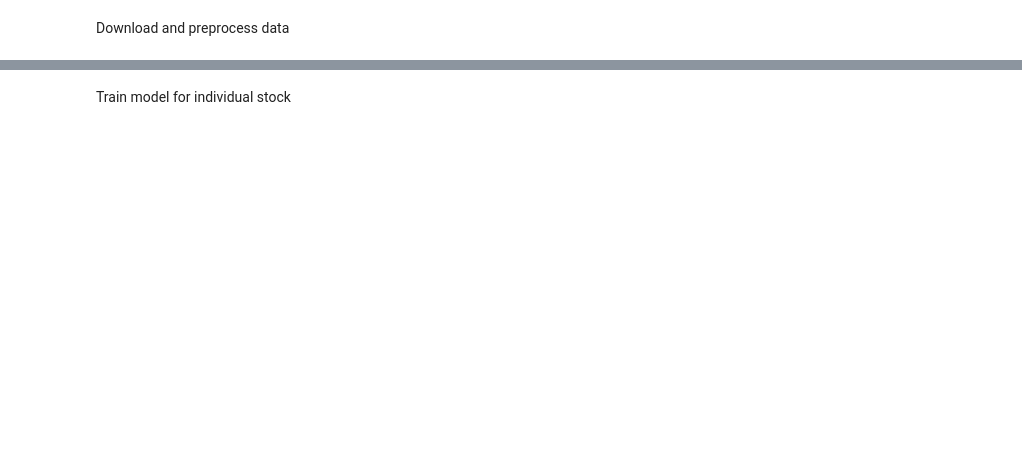
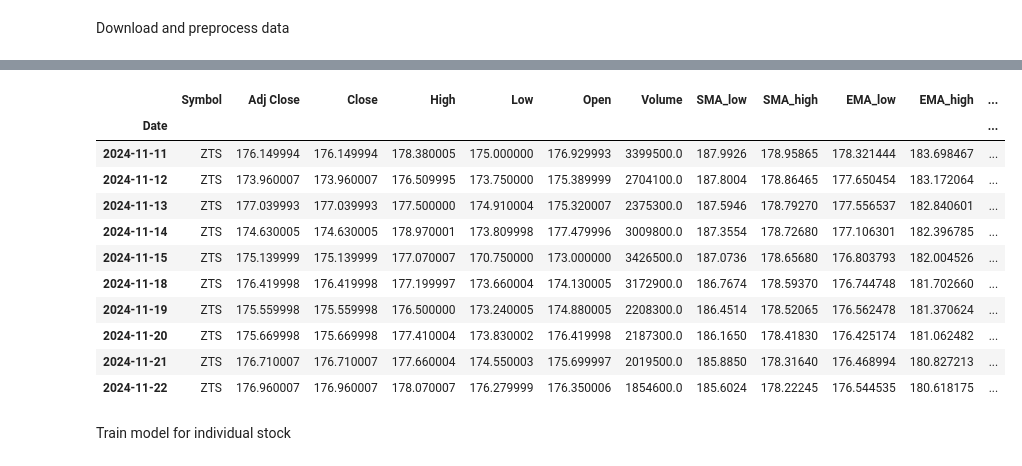
Before and after one commit to petter-a/ai-ht24-project, a Jupyter notebook: src/runner.ipynb, the cells around one changed output, grey strips where cells are left out. Cells and saved outputs as stored; diff of their text form; code cells hidden in the pictures; blank space fills up the shorter version.

```diff
--- a/src/runner.ipynb
+++ b/src/runner.ipynb
@@ -5,3 +5,7 @@ from loader import Loader
 
 # Load and prepare data
 loader = Loader().create_preprocessed_data()
+
+# print
+loader.get_stock_data().tail(10)
+# %% [output]
@@ -8,3 +15,15 @@ loader = Loader().create_preprocessed_data()
+|  | Symbol | Adj Close | Close | High | Low | Open | Volume | SMA_low | SMA_high | EMA_low | EMA_high | ... |
+| Date |  |  |  |  |  |  |  |  |  |  |  | ... |
+| 2024-11-11 | ZTS | 176.149994 | 176.149994 | 178.380005 | 175.000000 | 176.929993 | 3399500.0 | 187.9926 | 178.95865 | 178.321444 | 183.698467 | ... |
+| 2024-11-12 | ZTS | 173.960007 | 173.960007 | 176.509995 | 173.750000 | 175.389999 | 2704100.0 | 187.8004 | 178.86465 | 177.650454 | 183.172064 | ... |
+| 2024-11-13 | ZTS | 177.039993 | 177.039993 | 177.500000 | 174.910004 | 175.320007 | 2375300.0 | 187.5946 | 178.79270 | 177.556537 | 182.840601 | ... |
+| 2024-11-14 | ZTS | 174.630005 | 174.630005 | 178.970001 | 173.809998 | 177.479996 | 3009800.0 | 187.3554 | 178.72680 | 177.106301 | 182.396785 | ... |
+| 2024-11-15 | ZTS | 175.139999 | 175.139999 | 177.070007 | 170.750000 | 173.000000 | 3426500.0 | 187.0736 | 178.65680 | 176.803793 | 182.004526 | ... |
+| 2024-11-18 | ZTS | 176.419998 | 176.419998 | 177.199997 | 173.660004 | 174.130005 | 3172900.0 | 186.7674 | 178.59370 | 176.744748 | 181.702660 | ... |
+| 2024-11-19 | ZTS | 175.559998 | 175.559998 | 176.500000 | 173.240005 | 174.880005 | 2208300.0 | 186.4514 | 178.52065 | 176.562478 | 181.370624 | ... |
+| 2024-11-20 | ZTS | 175.669998 | 175.669998 | 177.410004 | 173.830002 | 176.419998 | 2187300.0 | 186.1650 | 178.41830 | 176.425174 | 181.062482 | ... |
+| 2024-11-21 | ZTS | 176.710007 | 176.710007 | 177.660004 | 174.550003 | 175.699997 | 2019500.0 | 185.8850 | 178.31640 | 176.468994 | 180.827213 | ... |
+| 2024-11-22 | ZTS | 176.960007 | 176.960007 | 178.070007 | 176.279999 | 176.350006 | 1854600.0 | 185.6024 | 178.22245 | 176.544535 | 180.618175 | ... |
 # %% [markdown]
 Train model for individual stock
 # %%
```
Also changed, not shown: parts of 3 cells of this notebook, 4 other files.
